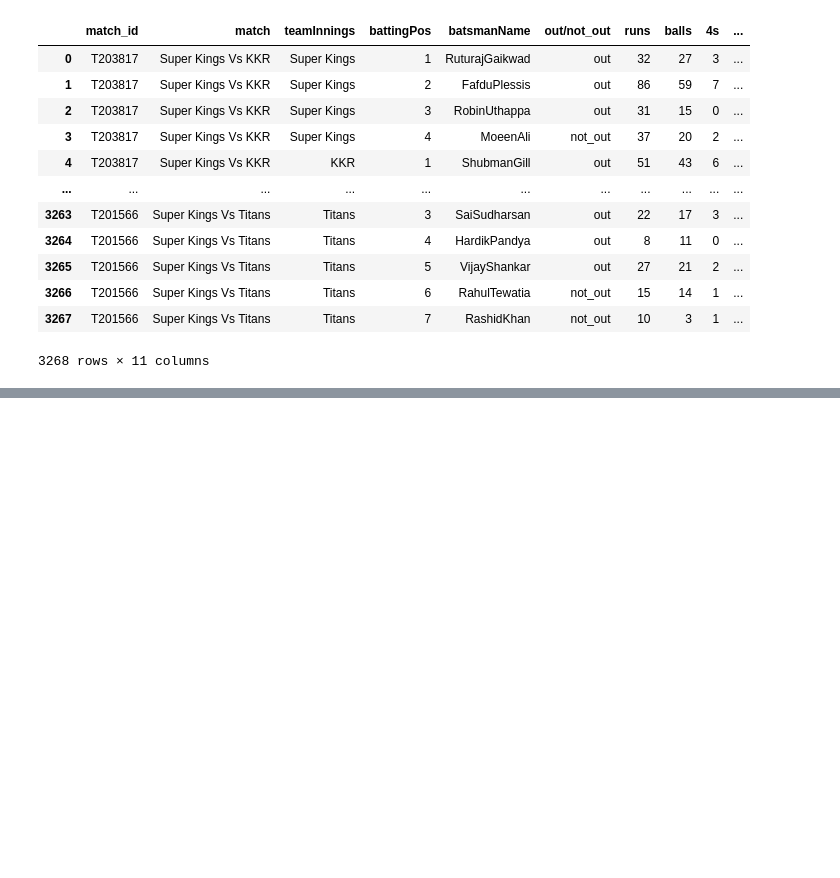
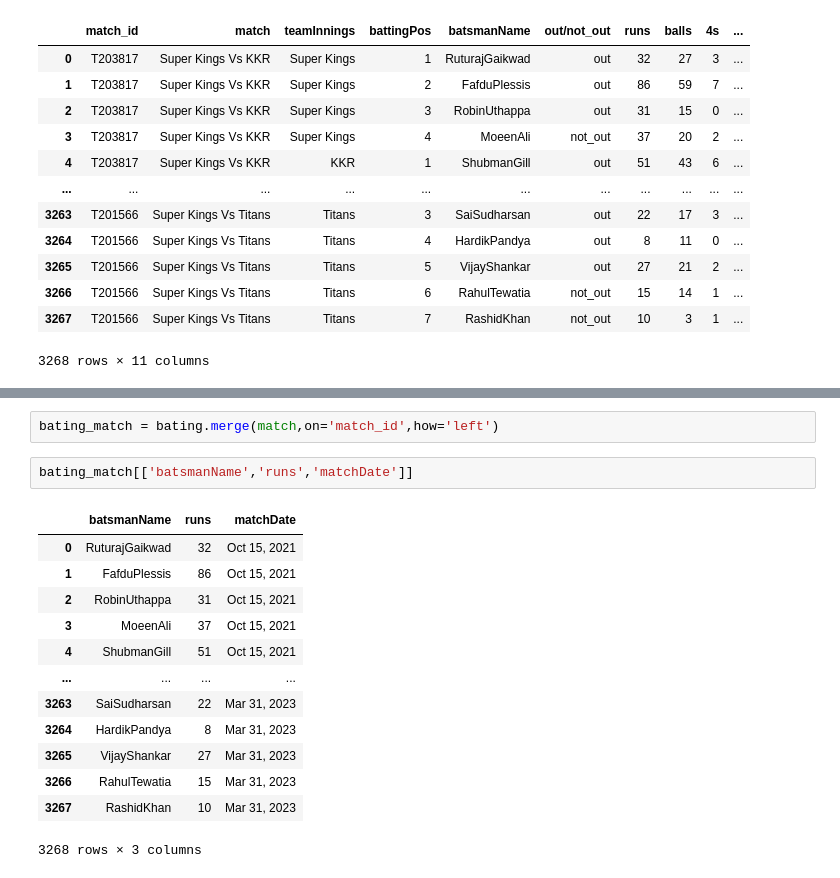
Before and after one commit to sourabhms66/ipl_2024, a Jupyter notebook: codes.ipynb, the cells around one changed output, grey strips where cells are left out. Cells and saved outputs as stored; diff of their text form; blank space fills up the shorter version.

```diff
--- a/codes.ipynb
+++ b/codes.ipynb
@@ -63,0 +84,18 @@ bating
+# %%
+bating_match = bating.merge(match,on='match_id',how='left')
+# %%
+bating_match[['batsmanName','runs','matchDate']]
+# %% [output]
+|  | batsmanName | runs | matchDate |
+| 0 | RuturajGaikwad | 32 | Oct 15, 2021 |
+| 1 | FafduPlessis | 86 | Oct 15, 2021 |
+| 2 | RobinUthappa | 31 | Oct 15, 2021 |
+| 3 | MoeenAli | 37 | Oct 15, 2021 |
+| 4 | ShubmanGill | 51 | Oct 15, 2021 |
+| ... | ... | ... | ... |
+| 3263 | SaiSudharsan | 22 | Mar 31, 2023 |
+| 3264 | HardikPandya | 8 | Mar 31, 2023 |
+| 3265 | VijayShankar | 27 | Mar 31, 2023 |
+| 3266 | RahulTewatia | 15 | Mar 31, 2023 |
+| 3267 | RashidKhan | 10 | Mar 31, 2023 |
+3268 rows × 3 columns
```
Also changed, not shown: parts of 2 cells of this notebook.
